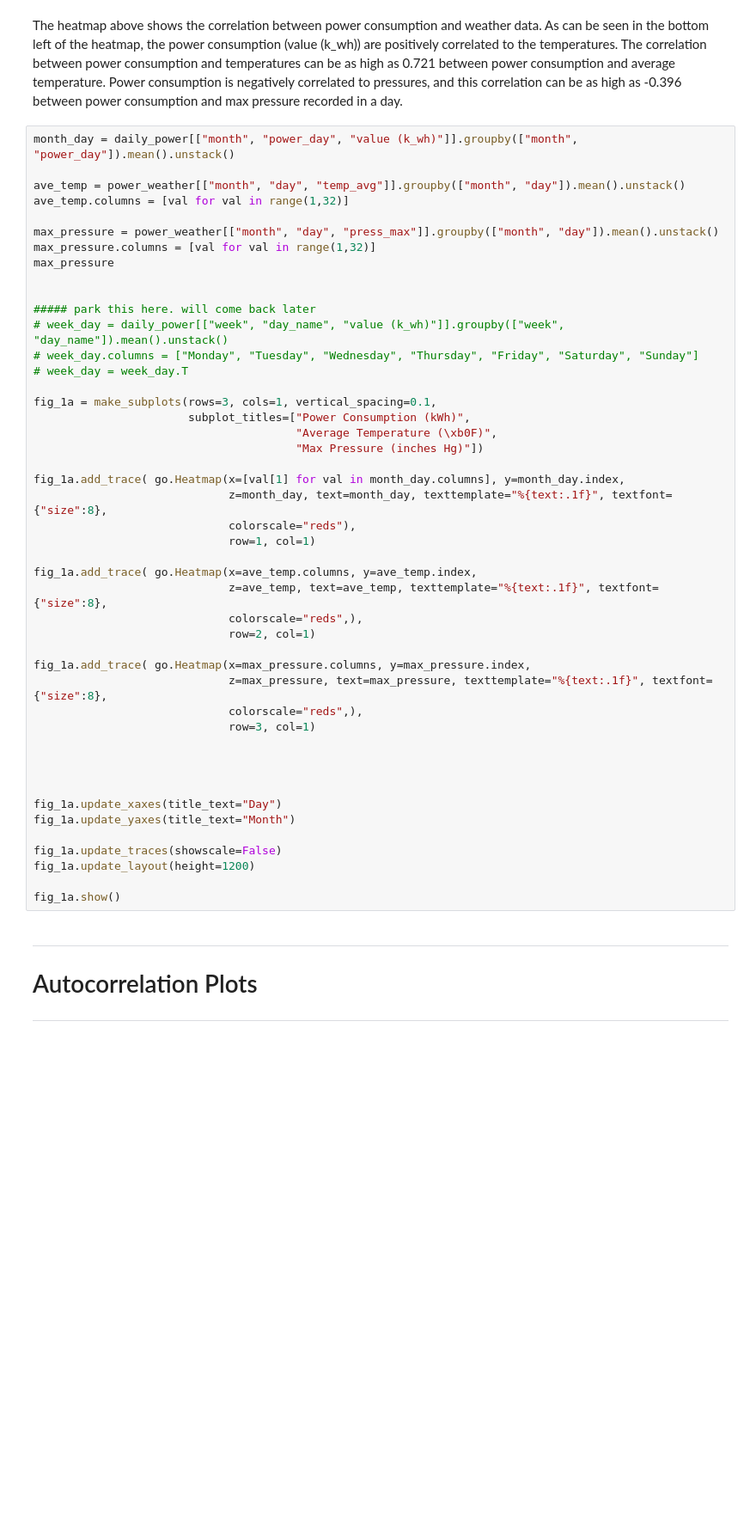
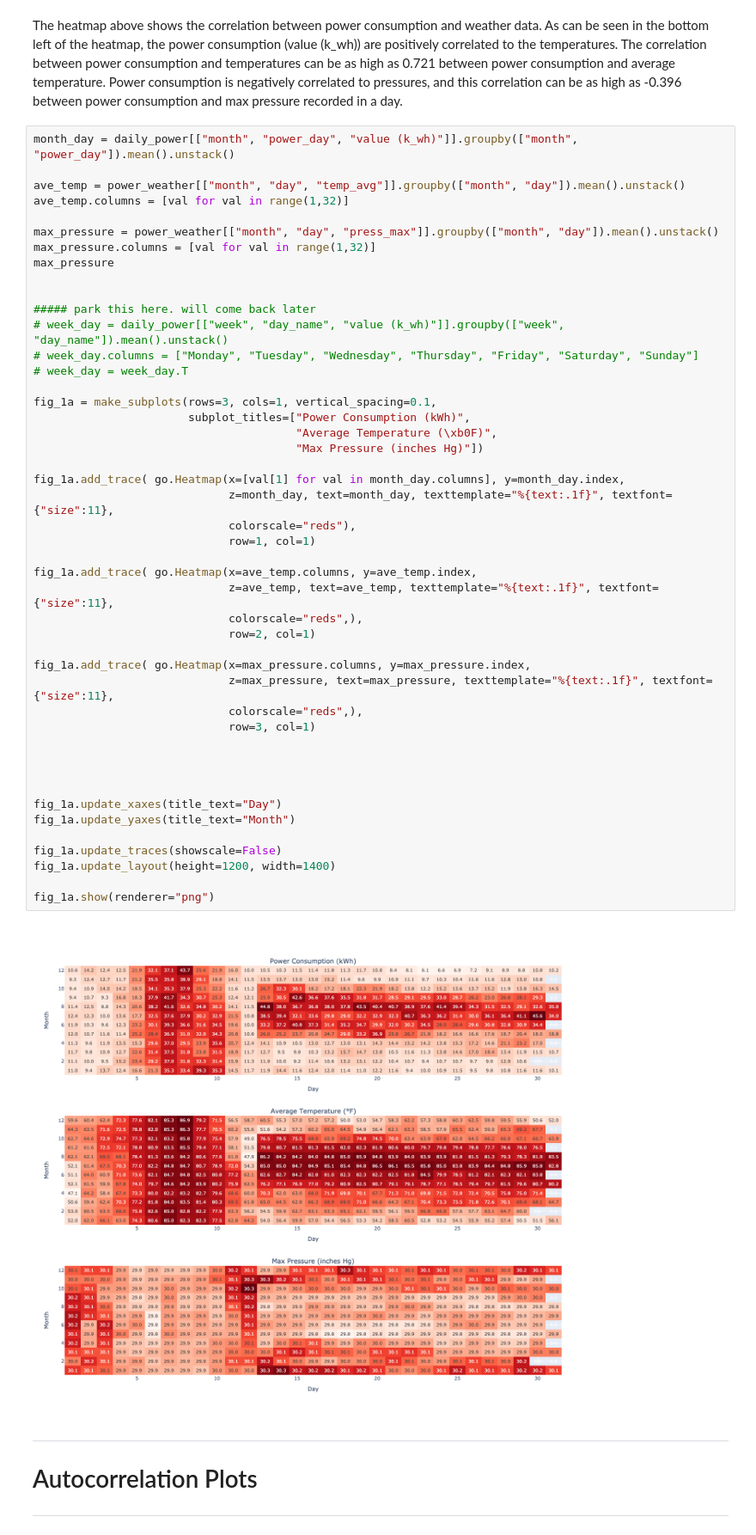
Before and after one commit to jazz-2021/project, a Jupyter notebook: time_series/residential_power/residential_power.ipynb, the cells around one changed output. Shown at 86% size. Cells and saved outputs as stored; diff of their text form; blank space fills up the shorter version.

```diff
--- a/time_series/residential_power/residential_power.ipynb
+++ b/time_series/residential_power/residential_power.ipynb
@@ -348,38 +355,40 @@ max_pressure
 ##### park this here. will come back later
 # week_day = daily_power[["week", "day_name", "value (k_wh)"]].groupby(["week", "day_name"]).mean().unstack()
 # week_day.columns = ["Monday", "Tuesday", "Wednesday", "Thursday", "Friday", "Saturday", "Sunday"]
 # week_day = week_day.T
 
 fig_1a = make_subplots(rows=3, cols=1, vertical_spacing=0.1,
                        subplot_titles=["Power Consumption (kWh)",
                                        "Average Temperature (\xb0F)",
                                        "Max Pressure (inches Hg)"])
 
 fig_1a.add_trace( go.Heatmap(x=[val[1] for val in month_day.columns], y=month_day.index,
-                             z=month_day, text=month_day, texttemplate="%{text:.1f}", textfont={"size":8},
+                             z=month_day, text=month_day, texttemplate="%{text:.1f}", textfont={"size":11},
                              colorscale="reds"),
                              row=1, col=1)
 
 fig_1a.add_trace( go.Heatmap(x=ave_temp.columns, y=ave_temp.index,
-                             z=ave_temp, text=ave_temp, texttemplate="%{text:.1f}", textfont={"size":8},
+                             z=ave_temp, text=ave_temp, texttemplate="%{text:.1f}", textfont={"size":11},
                              colorscale="reds",),
                              row=2, col=1)
 
 fig_1a.add_trace( go.Heatmap(x=max_pressure.columns, y=max_pressure.index,
-                             z=max_pressure, text=max_pressure, texttemplate="%{text:.1f}", textfont={"size":8},
+                             z=max_pressure, text=max_pressure, texttemplate="%{text:.1f}", textfont={"size":11},
                              colorscale="reds",),
                              row=3, col=1)
 
 
 
 
 fig_1a.update_xaxes(title_text="Day")
 fig_1a.update_yaxes(title_text="Month")
 
 fig_1a.update_traces(showscale=False)
-fig_1a.update_layout(height=1200)
+fig_1a.update_layout(height=1200, width=1400)
 
-fig_1a.show()
+fig_1a.show(renderer="png")
+# %% [output]
+[figure, added]
 # %% [markdown]
 ---
 # Autocorrelation Plots
```
Also changed, not shown: parts of 7 cells of this notebook.
